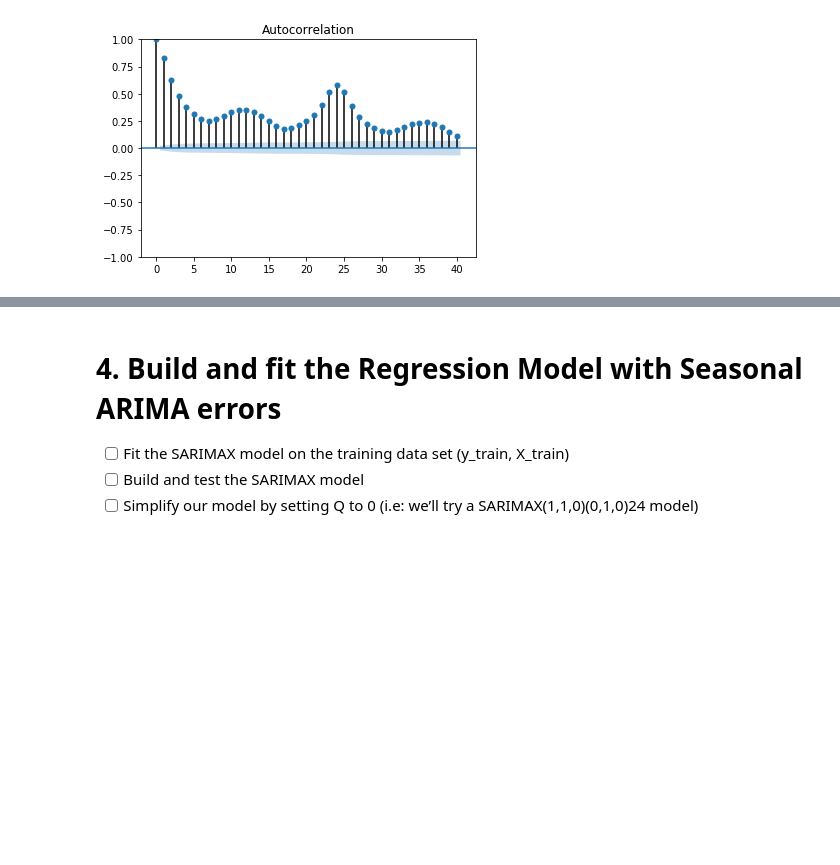
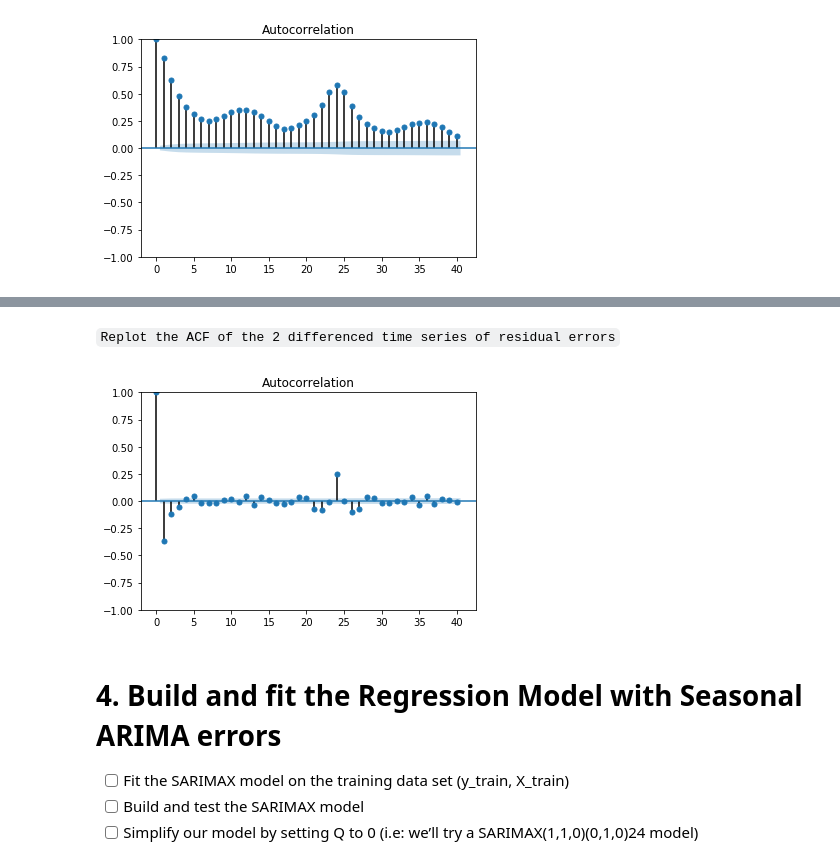
Before and after one commit to Brinkley97/book-forecasting_and_control, a Jupyter notebook: part_1/4-linear_nonstationary_models/regressionWithSeasonalARIMA.ipynb, the cells around one changed output, grey strips where cells are left out. Drawn from its saved outputs; the diff is of its cells as text; code cells hidden in the pictures; blank space fills up the shorter version.

```diff
--- a/part_1/4-linear_nonstationary_models/regressionWithSeasonalARIMA.ipynb
+++ b/part_1/4-linear_nonstationary_models/regressionWithSeasonalARIMA.ipynb
@@ -405,0 +411,3 @@ graph_est_autocor(lags, autocor, r_ks, len_rks)
+# %%
+olsr_residuals_diff_by_2 = olsr_residuals_diff_by_1.diff()
+olsr_residuals_diff_by_2
@@ -406,3 +446,12 @@ graph_est_autocor(lags, autocor, r_ks, len_rks)
+# %%
+olsr_residuals_diff_by_2 = olsr_residuals_diff_by_2.dropna()
+# %% [markdown]
+`Replot the ACF of the 2 differenced time series of residual errors`
+# %%
+tsa.plot_acf(olsr_residuals_diff_by_2, alpha=0.05)
+plt.show()
+# %% [output]
+[figure, added]
 # %% [markdown]
 # 4. Build and fit the Regression Model with Seasonal ARIMA errors
 - [ ] Fit the SARIMAX model on the training data set (y_train, X_train)
```
Also changed, not shown: parts of 22 cells of this notebook.
